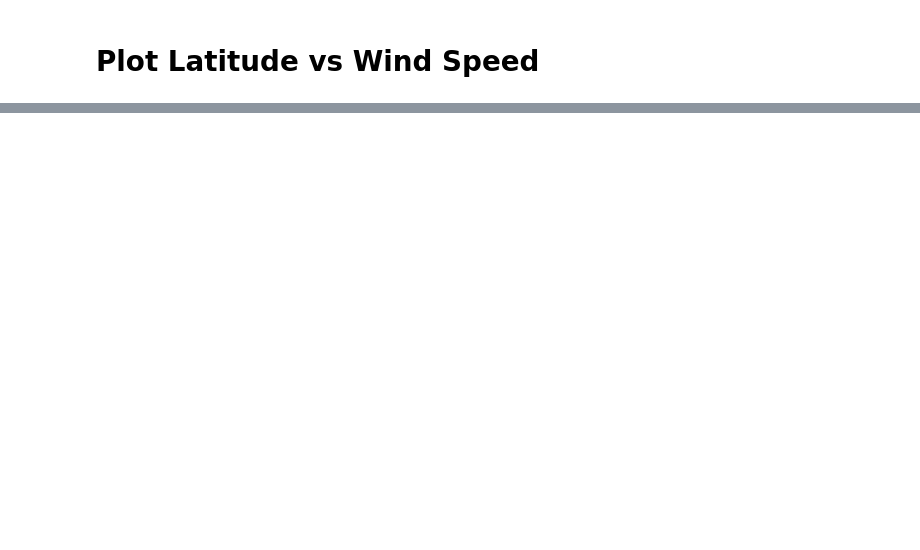
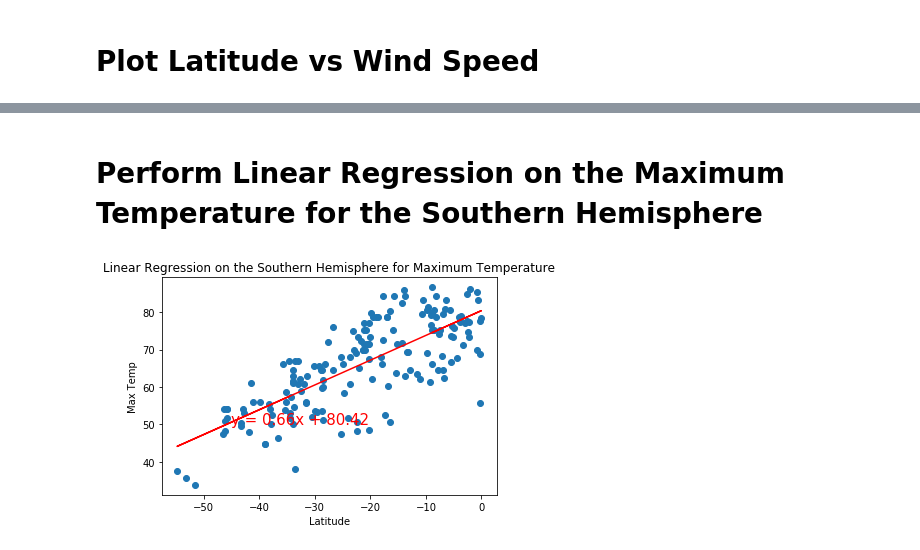
Before and after one commit to hemsmalli5/World_Weather_Analysis, a Jupyter notebook: WeatherPy_Practice.ipynb, the cells around one changed output, grey strips where cells are left out. Saved outputs shown, nothing was run; the diff lists cells and outputs as text; code cells hidden in the pictures; blank space fills up the shorter version.

```diff
--- a/WeatherPy_Practice.ipynb
+++ b/WeatherPy_Practice.ipynb
@@ -432,0 +509,12 @@ plt.show()
+# %% [markdown]
+# Perform Linear Regression on the Maximum Temperature for the Southern Hemisphere
+# %%
+# Linear regression on the Southern Hemisphere
+
+x_values = southern_hemi_df ["Lat"]
+y_values = southern_hemi_df["Max Temp"]
+
+# call the function
+plot_linear_regression(x_values, y_values,'Linear Regression on the Southern Hemisphere for Maximum Temperature', 'Max Temp', (-45,50))
+# %% [output]
+[figure, added]
```
Also changed, not shown: parts of 39 cells of this notebook, 6 other files.
